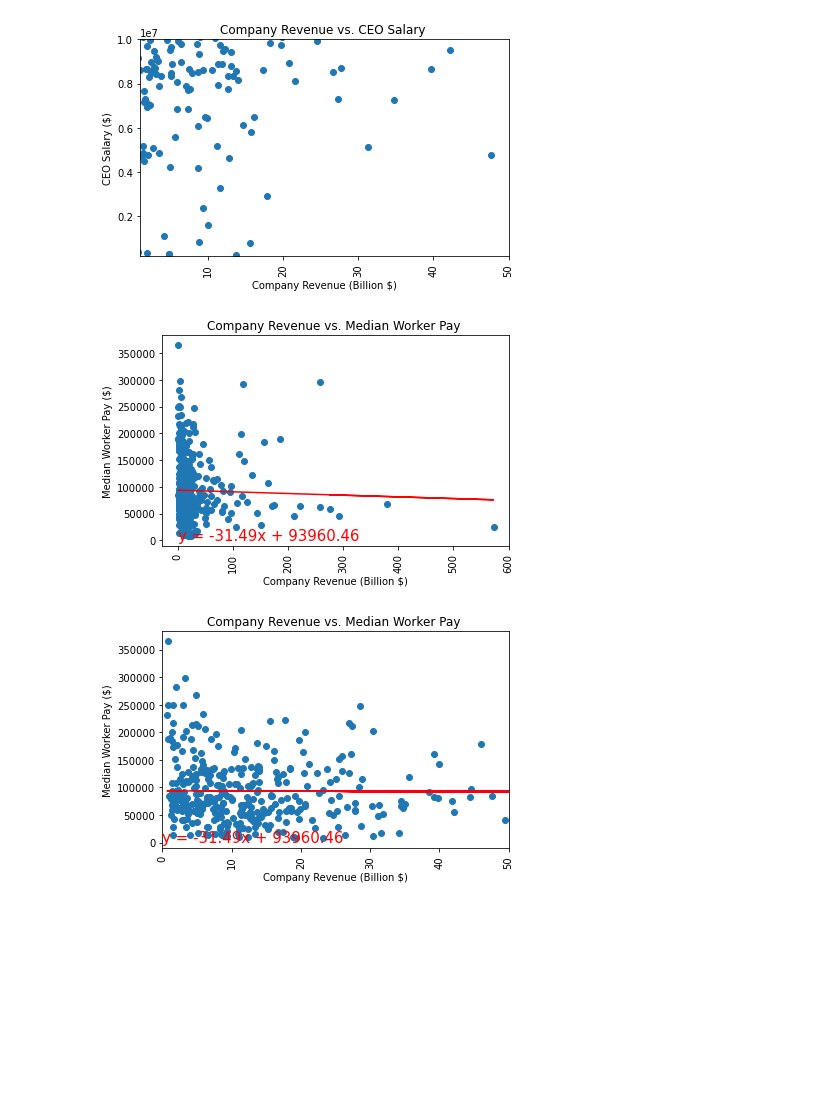
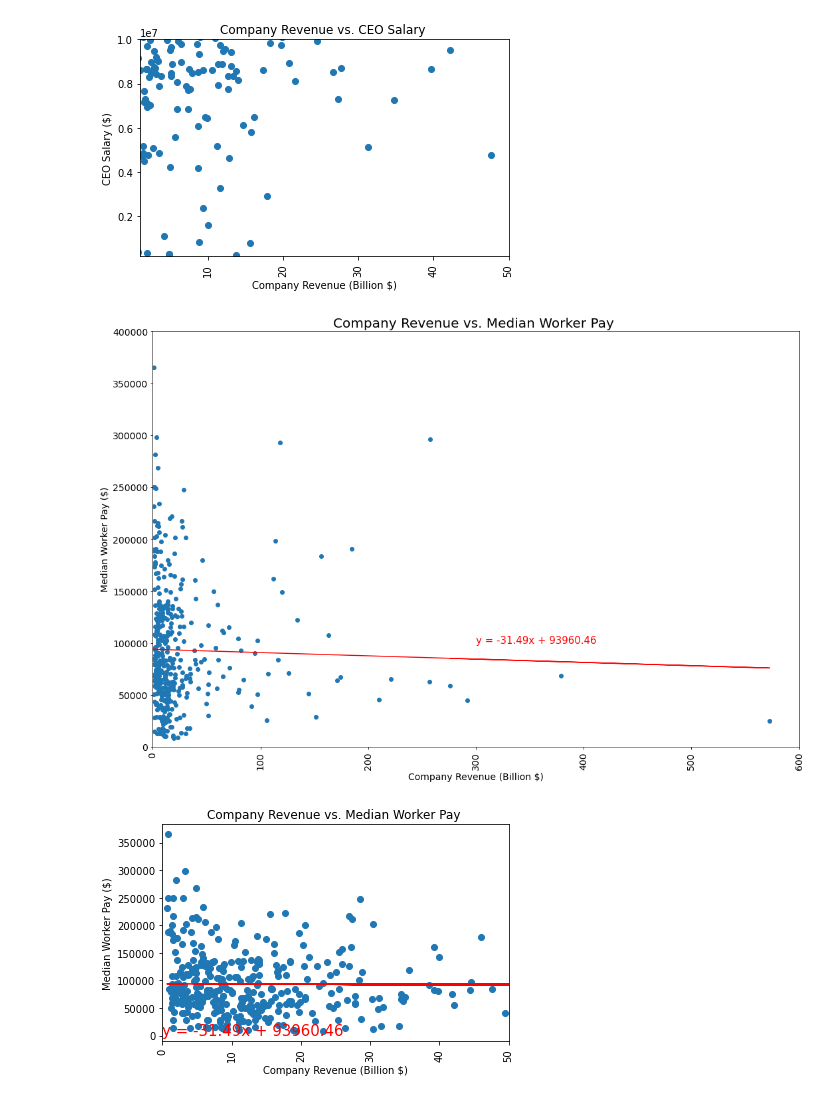
Before and after one commit to allison713/Group6_proj1, a Jupyter notebook: Data/datavisuals.ipynb, the cells around one changed output. Cells and saved outputs as stored; diff of their text form; code cells hidden in the pictures; blank space fills up the shorter version.

Commit message:
Resizing more visuals.

```diff
--- a/Data/datavisuals.ipynb
+++ b/Data/datavisuals.ipynb
@@ -170,27 +170,30 @@ plt.savefig("../Visuals/RevenuevCEOZoomed.png")
 [figure]
 # %%
 #Do CEOs and their workers earn more as their companies earn more?
-
+plt.figure(figsize=(15,10))
 def linreg(xval, yval, title, ylab, textcoord):
     (slope, intercept, r_value, p_value, std_err) = linregress(xval, yval)
     regress_values = xval * slope + intercept
     line_eq = "y = " + str(round(slope,2)) + "x + " + str(round(intercept,2))
     plt.scatter(xval,yval)
     plt.plot(xval,regress_values,"r")
     plt.annotate(line_eq, textcoord, fontsize=15, color="red")
-    plt.title(title)
+    plt.title(title, fontsize = 20)
+    plt.xlim([0,600])
+    plt.ylim([0,400000])
     plt.ticklabel_format(axis='x',style='plain')
-    plt.xlabel("Company Revenue (Billion $)")
-    plt.xticks(rotation=90)
-    plt.ylabel(ylab)
+    plt.xlabel("Company Revenue (Billion $)", fontsize = 14)
+    plt.xticks(rotation=90, fontsize = 14)
+    plt.ylabel(ylab, fontsize = 14)
+    plt.yticks(fontsize = 14)
     plt.tight_layout()
 xval = merged_df["Revenue (Billions)"]
 yval = merged_df["Median Worker Pay"]
-linreg(xval,yval,"Company Revenue vs. Median Worker Pay ","Median Worker Pay ($)",(0,20))
+linreg(xval,yval,"Company Revenue vs. Median Worker Pay ","Median Worker Pay ($)",(300,100000))
 # Save the figure
 plt.savefig("../Visuals/RevenuevWorker.png")
 # %% [output]
-[figure, old version]
+[figure, new version]
 # %%
 #Do CEOs and their workers earn more as their companies earn more?
 #Zoomed in plot
```
Also changed, not shown: 1 other file.
